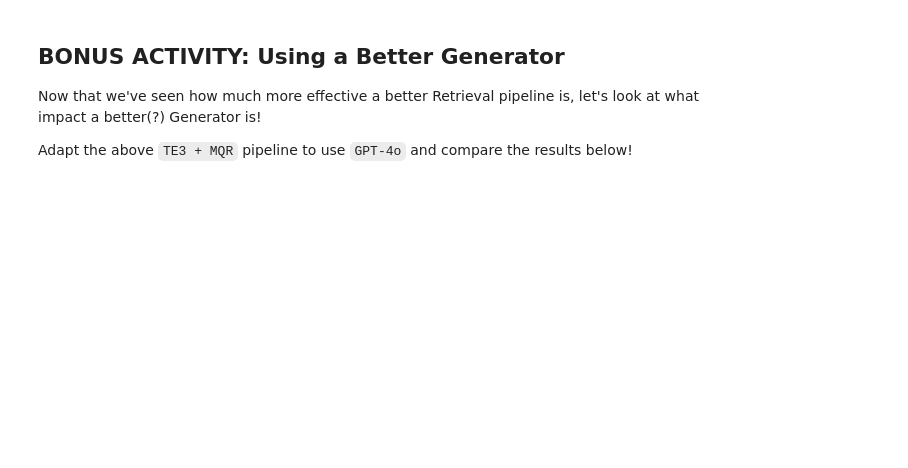
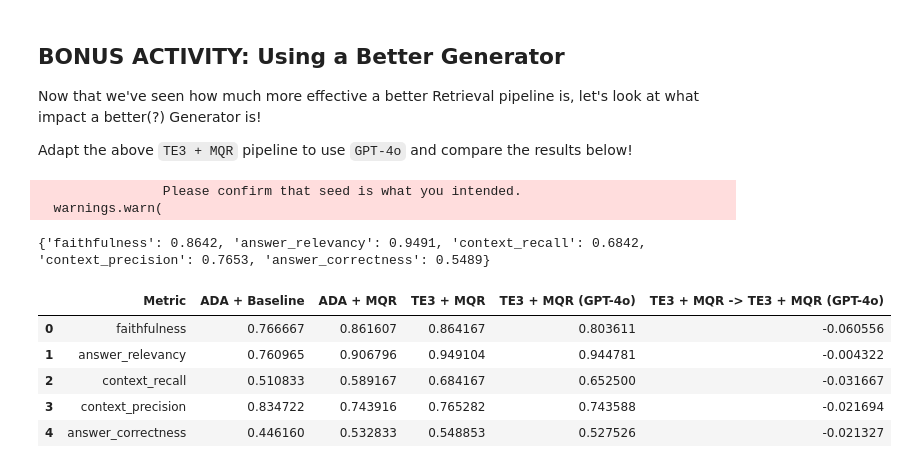
Before and after one commit to carvalhomb/AIE3, a Jupyter notebook: Week 4/Day 2/Evaluation_of_RAG_using_Ragas_Assignment_Notebook.ipynb, the cells around one changed output. Cells and saved outputs as stored; diff of their text form; code cells hidden in the pictures; blank space fills up the shorter version.

```diff
--- a/Week 4/Day 2/Evaluation_of_RAG_using_Ragas_Assignment_Notebook.ipynb
+++ b/Week 4/Day 2/Evaluation_of_RAG_using_Ragas_Assignment_Notebook.ipynb
@@ -624,4 +633,4 @@ print(response["answer"])
 # %%
-response = retrieval_chain.invoke({"input": "Why are they fueding?"})
+response = retrieval_chain.invoke({"input": "Why are they feuding?"})
 # %%
 print(response["answer"])
@@ -649,7 +660,7 @@ response_dataset_advanced_retrieval = Dataset.from_dict({
 # %% [markdown]
 Let's evaluate on the same metrics we did for the first pipeline and see how it does!
 # %%
-advanced_retrieval_results = evaluate(response_dataset_advanced_retrieval, metrics)
+advanced_retrieval_results = evaluate(response_dataset_advanced_retrieval, metrics, run_config=run_config)
 # %%
 advanced_retrieval_results_df = advanced_retrieval_results.to_pandas()
 advanced_retrieval_results_df
@@ -726,7 +766,7 @@ new_response_dataset_advanced_retrieval = Dataset.from_dict({
 })
 # %%
 # Run the function to evaluate the new results
-new_advanced_retrieval_results = evaluate(new_response_dataset_advanced_retrieval, metrics)
+new_advanced_retrieval_results = evaluate(new_response_dataset_advanced_retrieval, metrics, run_config=run_config)
 # %%
 # Print the results
 new_advanced_retrieval_results
@@ -758,7 +812,7 @@ Adapt the above `TE3 + MQR` pipeline to use `GPT-4o` and compare the results bel
 # %%
 ### YOUR CODE HERE
 
-primary_qa_llm_gpt4o = ChatOpenAI(model_name="gpt-4o", temperature=0)
+primary_qa_llm_gpt4o = ChatOpenAI(model_name="gpt-4o", temperature=0, seed=random_seed)
 gpt4o_advanced_retriever = MultiQueryRetriever.from_llm(retriever=new_retriever, llm=primary_qa_llm_gpt4o)
 gpt4o_retrieval_chain = create_retrieval_chain(gpt4o_advanced_retriever, document_chain)
 
@@ -776,23 +830,35 @@ gpt4o_response_dataset_advanced_retrieval = Dataset.from_dict({
     "contexts" : contexts_gpt4o,
     "ground_truth" : test_groundtruths
 })
-
-gpt4o_advanced_retrieval_results = evaluate(gpt4o_response_dataset_advanced_retrieval, metrics)
-
-print(new_advanced_retrieval_results)
+# %% [output]
+                Please confirm that seed is what you intended.
+  warnings.warn(
+# %%
+gpt4o_advanced_retrieval_results = evaluate(gpt4o_response_dataset_advanced_retrieval, metrics, run_config=run_config)
+
+print(new_advanced_retrieval_results)
+# %% [output]
+{'faithfulness': 0.8642, 'answer_relevancy': 0.9491, 'context_recall': 0.6842, 'context_precision': 0.7653, 'answer_correctness': 0.5489}
 # %%
 # Format the results for visualization
 df_baseline = pd.DataFrame(list(results.items()), columns=['Metric', 'ADA + Baseline'])
 df_original = pd.DataFrame(list(advanced_retrieval_results.items()), columns=['Metric', 'ADA + MQR'])
 df_comparison = pd.DataFrame(list(new_advanced_retrieval_results.items()), columns=['Metric', 'TE3 + MQR'])
 df_comparison2 = pd.DataFrame(list(gpt4o_advanced_retrieval_results.items()), columns=['Metric', 'TE3 + MQR (GPT-4o)'])
 
 df_merged = pd.merge(df_original, df_comparison, on='Metric')
 df_merged = pd.merge(df_baseline, df_merged, on="Metric")
 df_merged = pd.merge(df_merged, df_comparison2, on="Metric")
 
-df_merged['ADA + MQR -> TE3 + MQR'] = df_merged['TE3 + MQR'] - df_merged['ADA + MQR']
-df_merged['Baseline -> TE3 + MQR'] = df_merged['TE3 + MQR'] - df_merged['ADA + Baseline']
-df_merged['Baseline -> TE3 + MQR (GPT-4o)'] = df_merged['TE3 + MQR (GPT-4o)'] - df_merged['ADA + Baseline']
+#df_merged['ADA + MQR -> TE3 + MQR'] = df_merged['TE3 + MQR'] - df_merged['ADA + MQR']
+#df_merged['Baseline -> TE3 + MQR'] = df_merged['TE3 + MQR'] - df_merged['ADA + Baseline']
+df_merged['TE3 + MQR -> TE3 + MQR (GPT-4o)'] = df_merged['TE3 + MQR (GPT-4o)'] - df_merged['TE3 + MQR']
 
 df_merged
+# %% [output]
+|  | Metric | ADA + Baseline | ADA + MQR | TE3 + MQR | TE3 + MQR (GPT-4o) | TE3 + MQR -> TE3 + MQR (GPT-4o) |
+| 0 | faithfulness | 0.766667 | 0.861607 | 0.864167 | 0.803611 | -0.060556 |
+| 1 | answer_relevancy | 0.760965 | 0.906796 | 0.949104 | 0.944781 | -0.004322 |
+| 2 | context_recall | 0.510833 | 0.589167 | 0.684167 | 0.652500 | -0.031667 |
+| 3 | context_precision | 0.834722 | 0.743916 | 0.765282 | 0.743588 | -0.021694 |
+| 4 | answer_correctness | 0.446160 | 0.532833 | 0.548853 | 0.527526 | -0.021327 |
```
Also changed, not shown: parts of 21 cells of this notebook.
